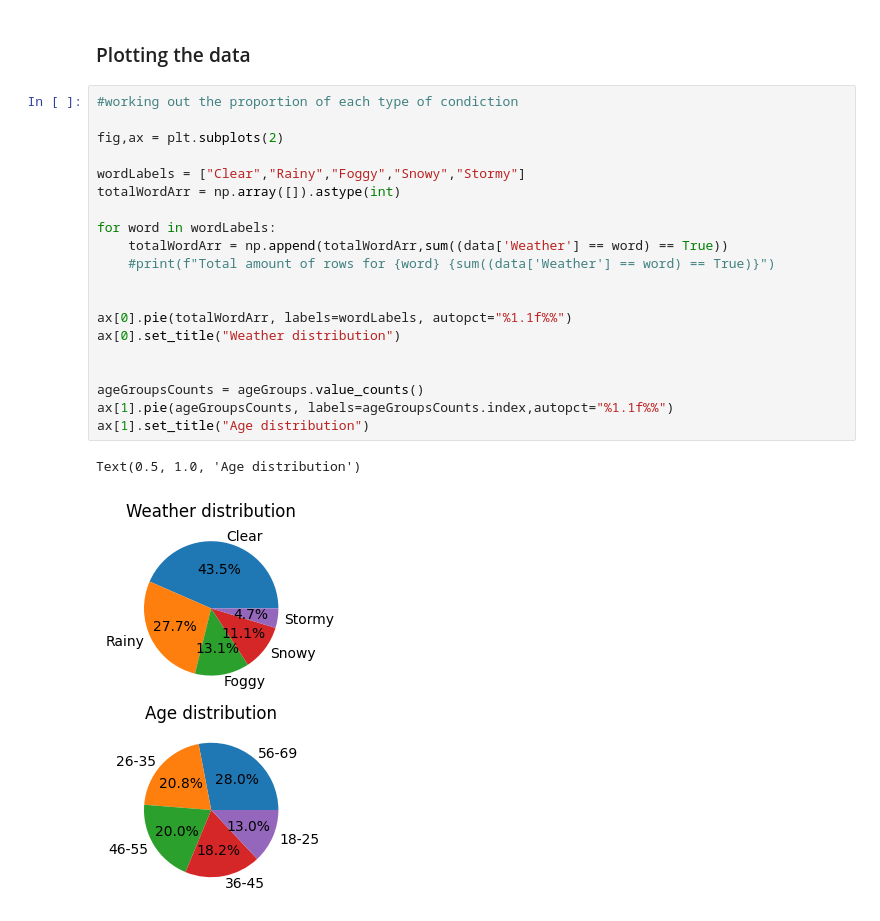
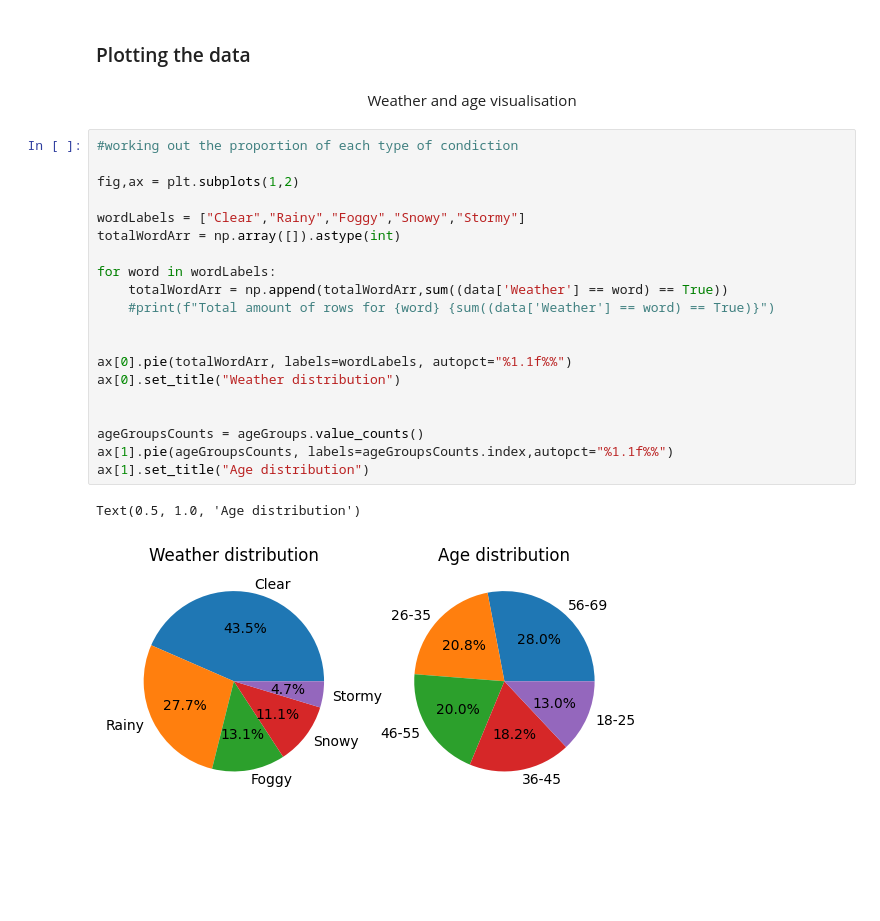
Before and after one commit to bigdog0044/Traffic-Accident-Prediction, a Jupyter notebook: main.ipynb, the cells around one changed output. Drawn from its saved outputs; the diff is of its cells as text; blank space fills up the shorter version.

```diff
--- a/main.ipynb
+++ b/main.ipynb
@@ -90,26 +90,28 @@ Driver_Age
 Name: count, dtype: int64
 # %% [markdown]
 <h3>Plotting the data</h3>
+# %% [markdown]
+<p style="text-align: center;">Weather and age visualisation</p>
 # %%
 #working out the proportion of each type of condiction
 
-fig,ax = plt.subplots(2)
+fig,ax = plt.subplots(1,2)
 
 wordLabels = ["Clear","Rainy","Foggy","Snowy","Stormy"]
 totalWordArr = np.array([]).astype(int)
 
 for word in wordLabels:
     totalWordArr = np.append(totalWordArr,sum((data['Weather'] == word) == True))
     #print(f"Total amount of rows for {word} {sum((data['Weather'] == word) == True)}")
 
 
 ax[0].pie(totalWordArr, labels=wordLabels, autopct="%1.1f%%")
 ax[0].set_title("Weather distribution")
 
 
 ageGroupsCounts = ageGroups.value_counts()
 ax[1].pie(ageGroupsCounts, labels=ageGroupsCounts.index,autopct="%1.1f%%")
 ax[1].set_title("Age distribution")
 # %% [output]
 Text(0.5, 1.0, 'Age distribution')
-[figure, old version]
+[figure, new version]
```
Also changed, not shown: parts of 3 cells of this notebook, 1 other file.
